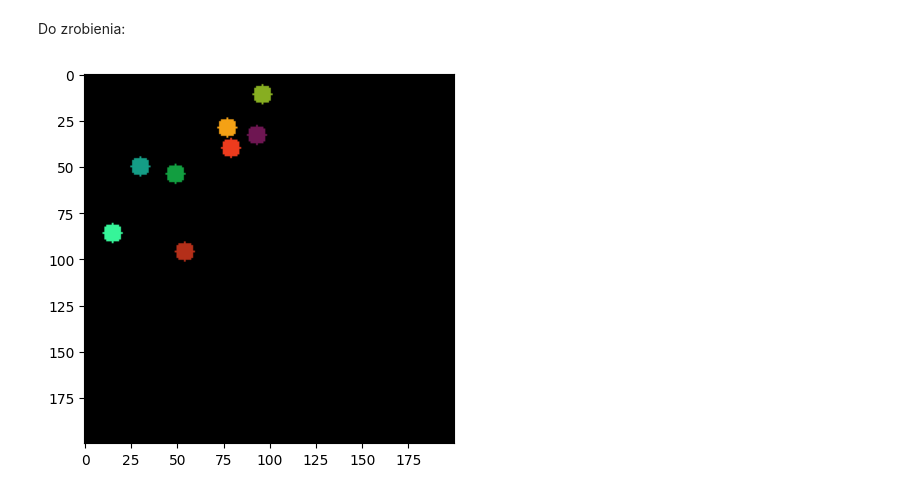
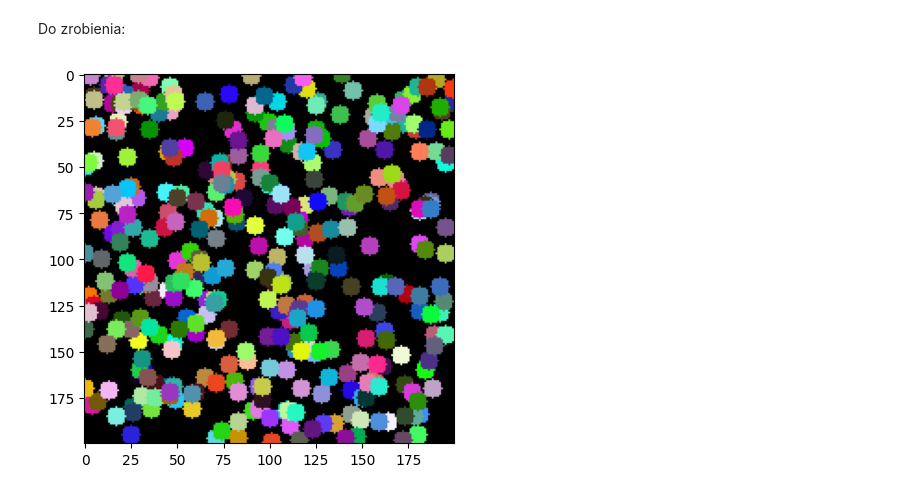
Before and after one commit to michalfica/algorytmy-ewolucyjne---projekt-, a Jupyter notebook: projekt/plan.ipynb, the cells around one changed output. Cells and saved outputs as stored; diff of their text form; code cells hidden in the pictures.

```diff
--- a/projekt/plan.ipynb
+++ b/projekt/plan.ipynb
@@ -8,41 +8,36 @@ reload(individual)
 from individual import Individual
 from individual import Splash
 import numpy as np
 
 def test_convert_to_pixels_array():
 
-    N = 10
+    N = 500
     max_rank = 4
 
     def generate_splash(N, max_rank):
         splash_list = [Splash(np.array([0, 0, 0]), 0) for i in range(N)]
         for splash in splash_list:
             splash.random_splash(max_rank)
 
         return splash_list
 
     def generate_specific_splash_layout(N, length, widith):
         layout = np.zeros((N, 2))
         for i in range(N):
             x, y = np.random.randint(0,length), np.random.randint(0,widith)
             layout[i] = np.array([x, y])
         return layout
 
     splash_parameters = generate_splash(N, max_rank)
-    splash_layout = generate_specific_splash_layout(N, 100, 100)
-
-    # print(splash_parameters)
-    # print(splash_layout)
+    splash_layout = generate_specific_splash_layout(N, 200, 200)
 
     indiv = Individual(splash_parameters, splash_layout)
-    # pixels_array = indiv.convert_to_pixels_array()
-    # print(pixels_array)
     indiv.show_image()
 
 # np.random.seed(3)
 test_convert_to_pixels_array()
 # %% [output]
-[figure, old version]
+[figure, new version]
 # %%
 import matplotlib.pyplot as plt
 
```
Also changed, not shown: parts of 1 cell of this notebook.
